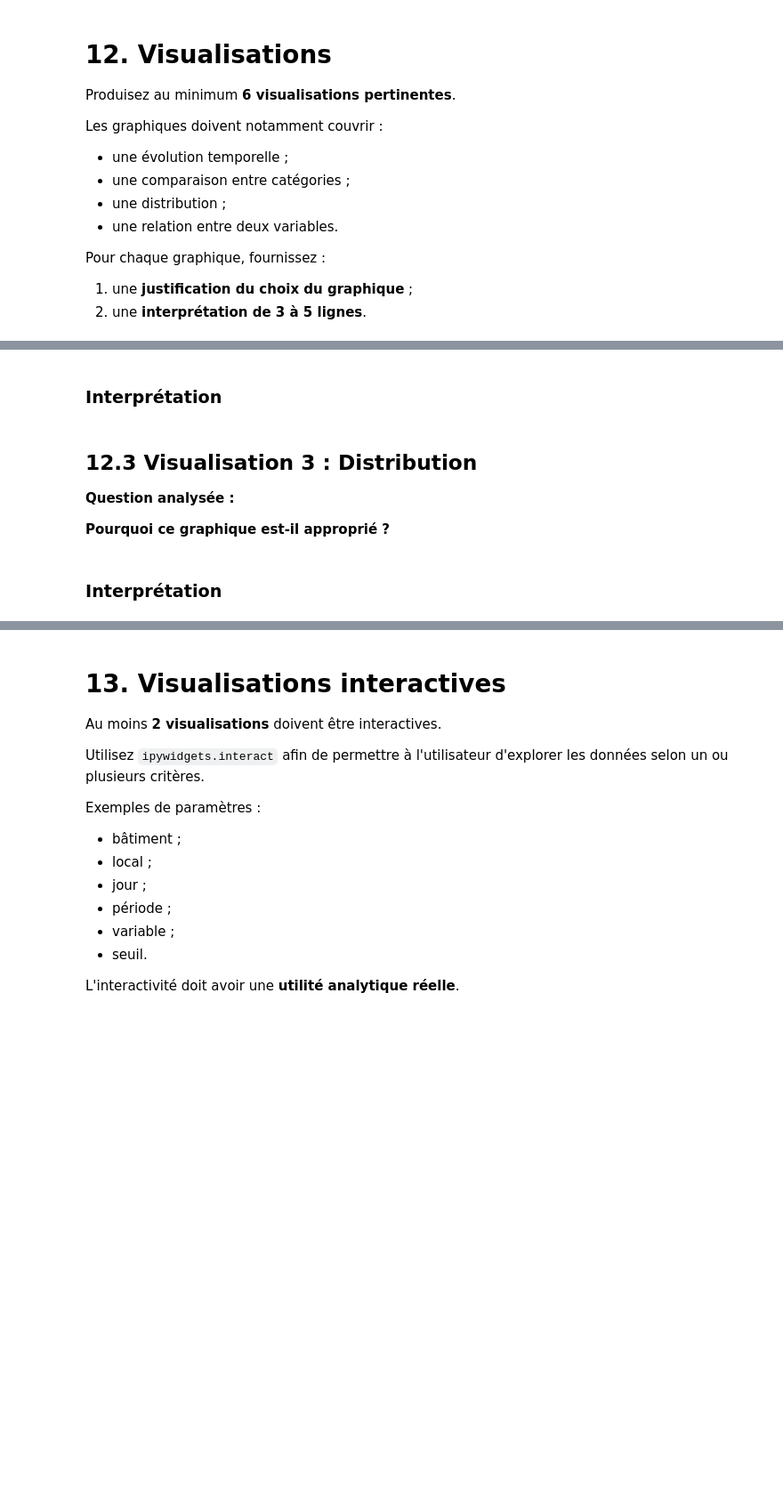
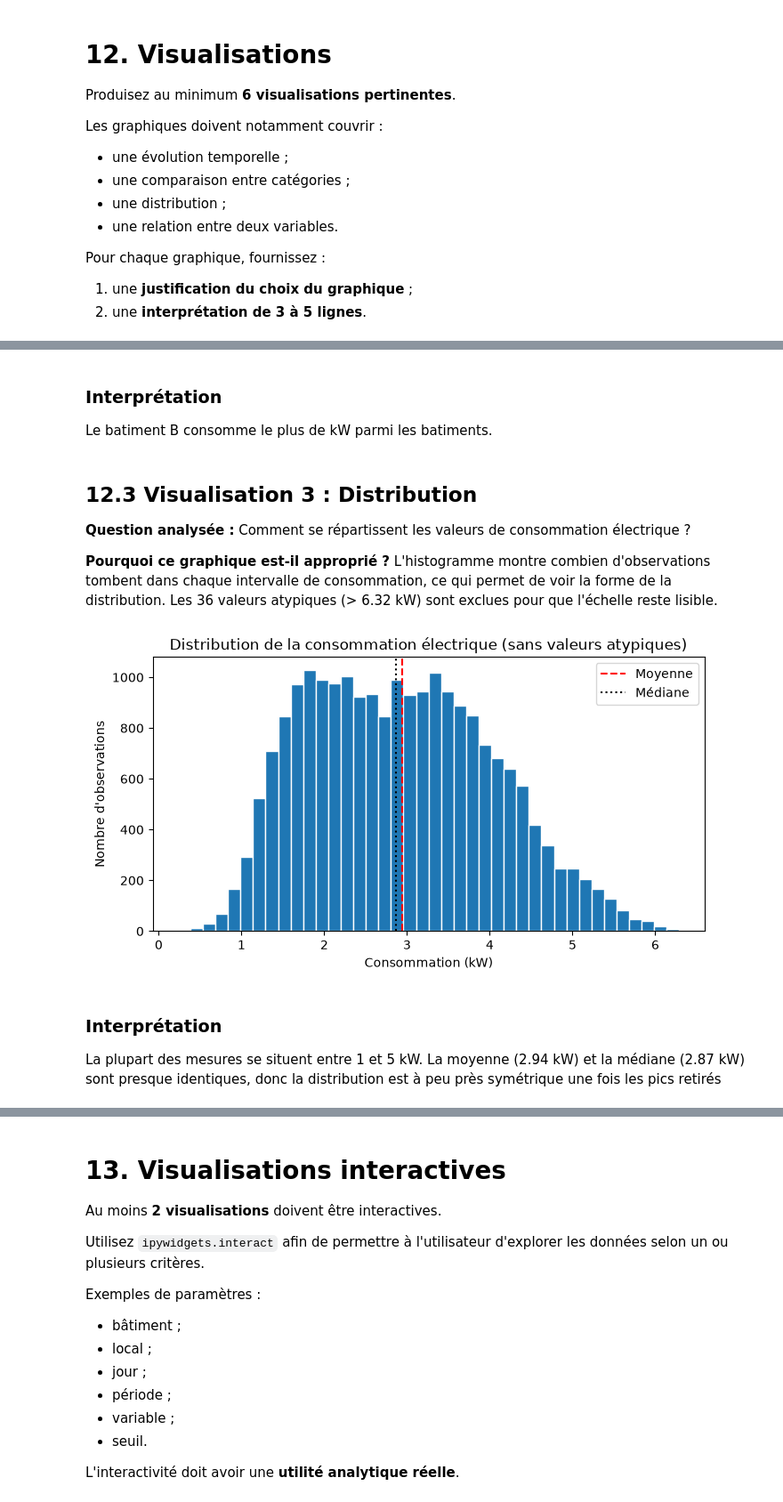
Before and after one commit to Guerre450/collecte-tp3-420-514-MV, a Jupyter notebook: TP3_EDA_DA1_DA2_DA3.ipynb, the cells around one changed output, grey strips where cells are left out. Shown at 89% size. Drawn from its saved outputs; the diff is of its cells as text; code cells hidden in the pictures; blank space fills up the shorter version.

```diff
--- a/TP3_EDA_DA1_DA2_DA3.ipynb
+++ b/TP3_EDA_DA1_DA2_DA3.ipynb
@@ -647,15 +806,34 @@ Pour chaque graphique, fournissez :
 # %% [markdown]
 ### Interprétation
+
+Le batiment B consomme le plus de kW parmi les batiments.
 # %% [markdown]
 ## 12.3 Visualisation 3 : Distribution
 
-**Question analysée :**
+**Question analysée :** Comment se répartissent les valeurs de consommation électrique ?
 
-**Pourquoi ce graphique est-il approprié ?**
+**Pourquoi ce graphique est-il approprié ?** L'histogramme montre combien d'observations tombent dans chaque intervalle de consommation, ce qui permet de voir la forme de la distribution. Les 36 valeurs atypiques (> 6.32 kW) sont exclues pour que l'échelle reste lisible.
 # %%
 # Visualisation 3
+q1, q3 = df["power_kw"].quantile([0.25, 0.75])
+borne_sup_power = q3 + 1.5 * (q3 - q1)
+power_sans_atypiques = df.loc[df["power_kw"] <= borne_sup_power, "power_kw"]
+
+plt.figure(figsize=(8, 4))
+plt.hist(power_sans_atypiques, bins=40, edgecolor="white")
+plt.axvline(df["power_kw"].mean(), color="red", linestyle="--", label="Moyenne")
+plt.axvline(df["power_kw"].median(), color="black", linestyle=":", label="Médiane")
+plt.title("Distribution de la consommation électrique (sans valeurs atypiques)")
+plt.xlabel("Consommation (kW)")
+plt.ylabel("Nombre d'observations")
+plt.legend()
+plt.show()
+# %% [output]
+[figure, added]
 # %% [markdown]
 ### Interprétation
+
+La plupart des mesures se situent entre 1 et 5 kW. La moyenne (2.94 kW) et la médiane (2.87 kW) sont presque identiques, donc la distribution est à peu près symétrique une fois les pics retirés
 # %% [markdown]
 ## 12.4 Visualisation 4 : Relation entre deux variables
 
```
Also changed, not shown: parts of 30 cells of this notebook.
